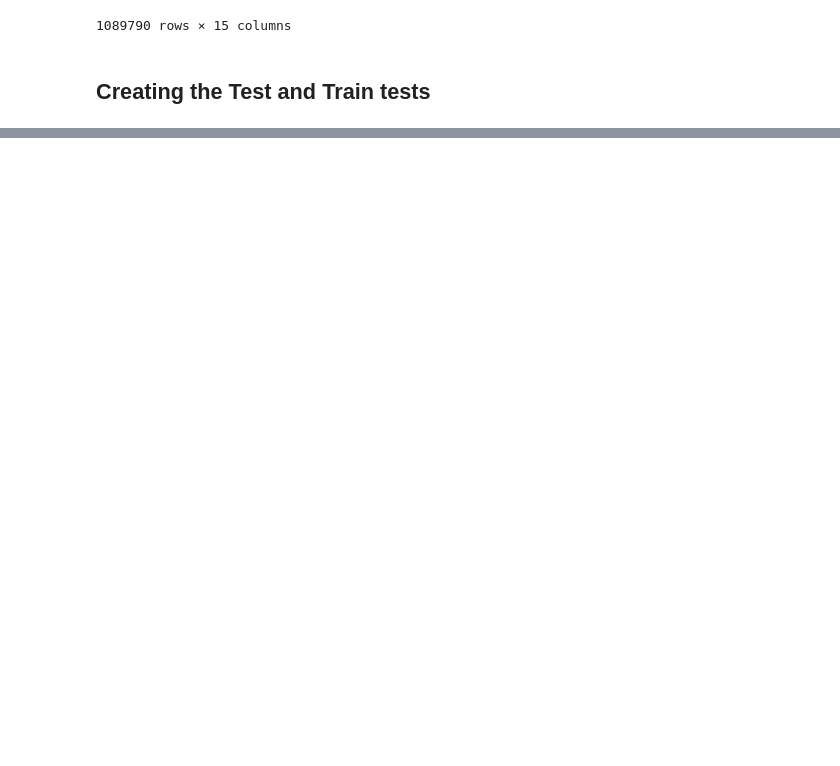
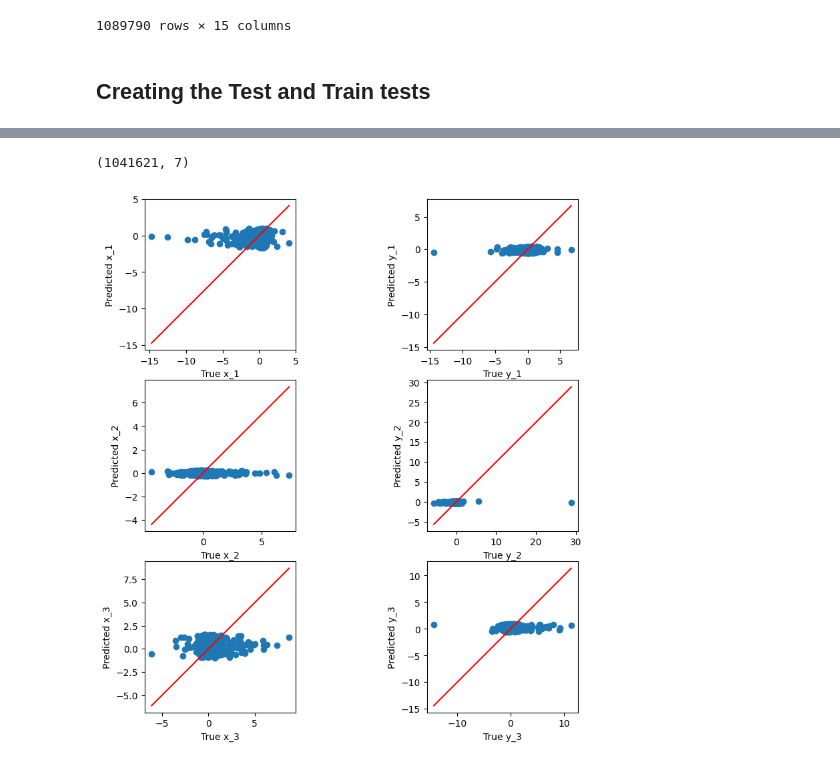
Before and after one commit to filipecolladavid/ThreeBodyProblemML, a Jupyter notebook: filipe/data_analysis.ipynb, the cells around one changed output, grey strips where cells are left out. Cells and saved outputs as stored; diff of their text form; code cells hidden in the pictures; blank space fills up the shorter version.

```diff
--- a/filipe/data_analysis.ipynb
+++ b/filipe/data_analysis.ipynb
@@ -292,0 +374,3 @@ plot_y_yhat(y_test.drop(columns=['Id']).values, y_pred, plot_title="LinearRegres
+# %%
+df_real = pd.read_csv("../data/mlNOVA/mlNOVA/X_test.csv")
+df_real
@@ -292,0 +391,29 @@ plot_y_yhat(y_test.drop(columns=['Id']).values, y_pred, plot_title="LinearRegres
+# %%
+# Preprocess df_real to match the format expected by the model
+X_real = df_real[['x0_1', 'y0_1', 'x0_2', 'y0_2', 'x0_3', 'y0_3']]
+
+# Scale the features
+scaler = StandardScaler()
+X_real_scaled = scaler.fit_transform(X_real)
+
+# Make predictions using the trained model
+y_real_pred = model.predict(X_real_scaled)
+
+# Create an Id table
+Id_table = df_real[['Id']]
+
+# Convert y_real_pred to a DataFrame and drop the speed columns
+y_real_pred_df = pd.DataFrame(y_real_pred, columns=['x_1', 'y_1', 'x_2', 'y_2', 'x_3', 'y_3'])
+
+# Concatenate Id_table with y_real_pred_df
+result = pd.concat([Id_table, y_real_pred_df], axis=1)
+
+print(result.shape)
+
+# Save to CSV
+result.to_csv("baseline-model.csv", index=False)
+
+plot_y_yhat(y_test.values, y_real_pred, plot_title="RealData_Predictions")
+# %% [output]
+(1041621, 7)
+[figure, added]
```
Also changed, not shown: parts of 14 cells of this notebook, 1 other file.
